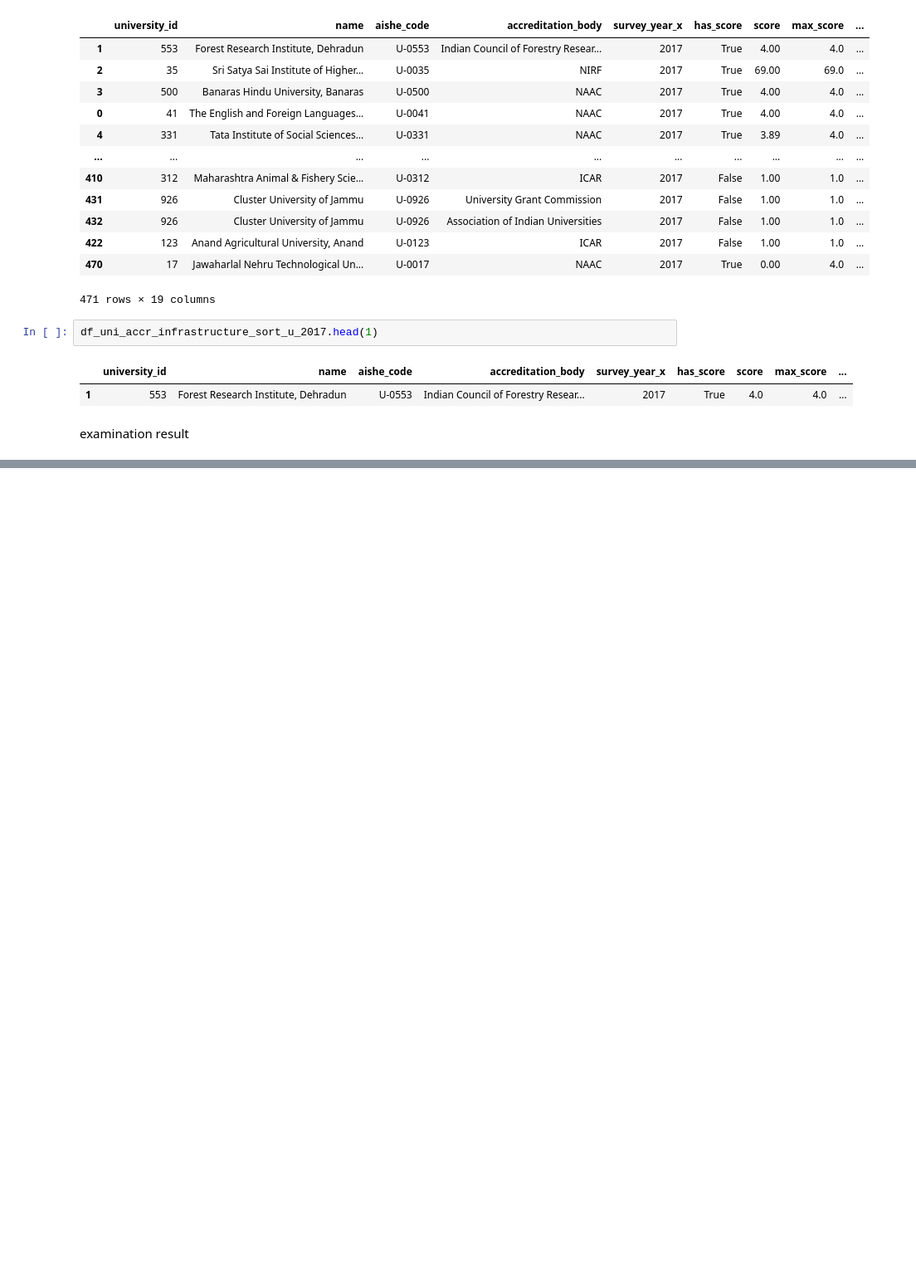
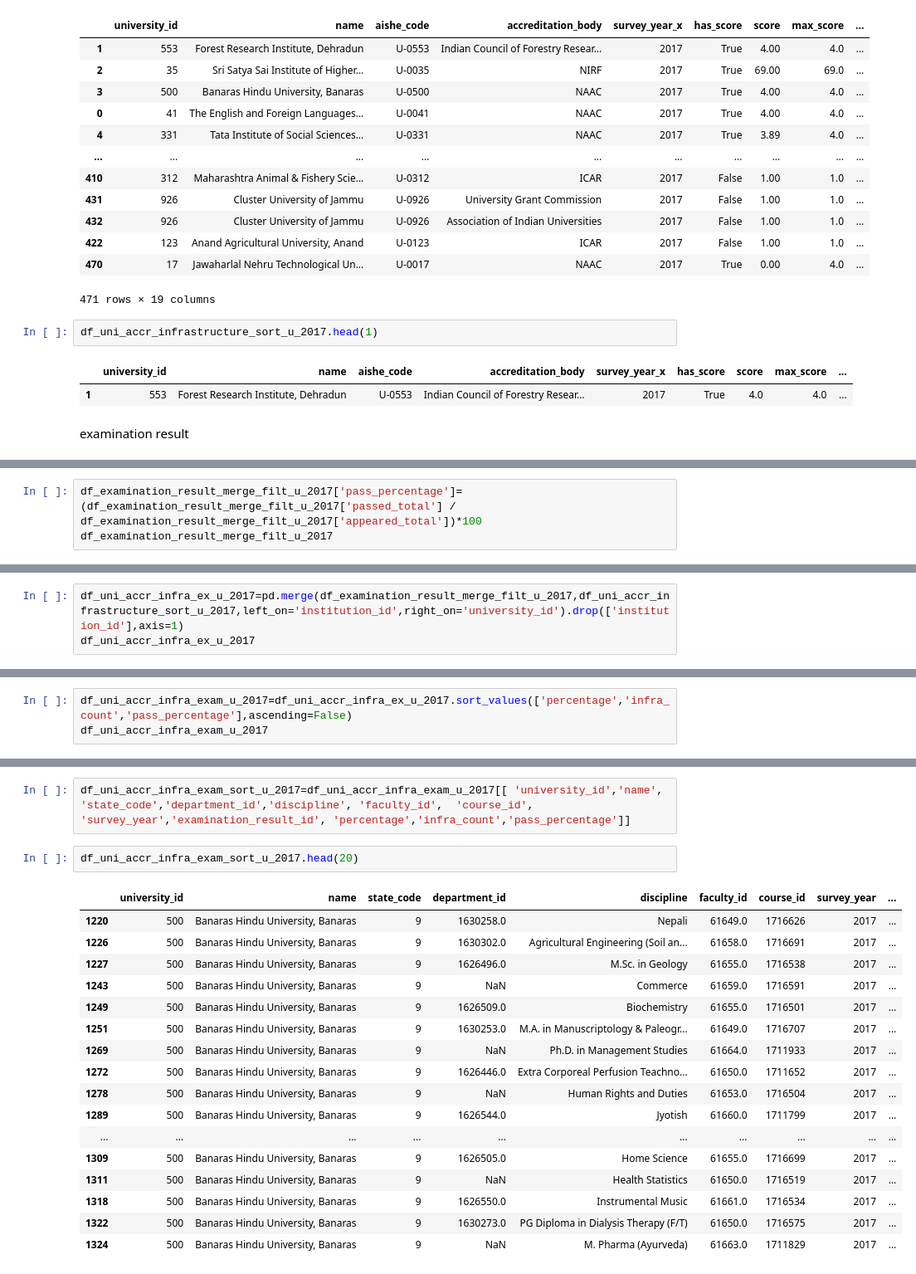
Before and after one commit to jainharsh8506/SIH2022, a Jupyter notebook: Hello/university_2017.ipynb, the cells around one changed output, grey strips where cells are left out. Shown at 83% size. Cells and saved outputs as stored; diff of their text form; blank space fills up the shorter version.

Commit message:
university 17 & 18
sorted till accreditation infra & exam result

```diff
--- a/Hello/university_2017.ipynb
+++ b/Hello/university_2017.ipynb
@@ -471,0 +552,3 @@ examination result
+# %%
+df_examination_result_merge_filt_u_2017['pass_percentage']=(df_examination_result_merge_filt_u_2017['passed_total'] / df_examination_result_merge_filt_u_2017['appeared_total'])*100
+df_examination_result_merge_filt_u_2017
@@ -471,0 +569,3 @@ examination result
+# %%
+df_uni_accr_infra_ex_u_2017=pd.merge(df_examination_result_merge_filt_u_2017,df_uni_accr_infrastructure_sort_u_2017,left_on='institution_id',right_on='university_id').drop(['institution_id'],axis=1)
+df_uni_accr_infra_ex_u_2017
@@ -471,0 +586,3 @@ examination result
+# %%
+df_uni_accr_infra_exam_u_2017=df_uni_accr_infra_ex_u_2017.sort_values(['percentage','infra_count','pass_percentage'],ascending=False)
+df_uni_accr_infra_exam_u_2017
@@ -471,0 +603,22 @@ examination result
+# %%
+df_uni_accr_infra_exam_sort_u_2017=df_uni_accr_infra_exam_u_2017[[ 'university_id','name', 'state_code','department_id','discipline', 'faculty_id',  'course_id', 'survey_year','examination_result_id', 'percentage','infra_count','pass_percentage']]
+# %%
+df_uni_accr_infra_exam_sort_u_2017.head(20)
+# %% [output]
+|  | university_id | name | state_code | department_id | discipline | faculty_id | course_id | survey_year | ... |
+| 1220 | 500 | Banaras Hindu University, Banaras | 9 | 1630258.0 | Nepali | 61649.0 | 1716626 | 2017 | ... |
+| 1226 | 500 | Banaras Hindu University, Banaras | 9 | 1630302.0 | Agricultural Engineering (Soil an... | 61658.0 | 1716691 | 2017 | ... |
+| 1227 | 500 | Banaras Hindu University, Banaras | 9 | 1626496.0 | M.Sc. in Geology | 61655.0 | 1716538 | 2017 | ... |
+| 1243 | 500 | Banaras Hindu University, Banaras | 9 | NaN | Commerce | 61659.0 | 1716591 | 2017 | ... |
+| 1249 | 500 | Banaras Hindu University, Banaras | 9 | 1626509.0 | Biochemistry | 61655.0 | 1716501 | 2017 | ... |
+| 1251 | 500 | Banaras Hindu University, Banaras | 9 | 1630253.0 | M.A. in Manuscriptology & Paleogr... | 61649.0 | 1716707 | 2017 | ... |
+| 1269 | 500 | Banaras Hindu University, Banaras | 9 | NaN | Ph.D. in Management Studies | 61664.0 | 1711933 | 2017 | ... |
+| 1272 | 500 | Banaras Hindu University, Banaras | 9 | 1626446.0 | Extra Corporeal Perfusion Teachno... | 61650.0 | 1711652 | 2017 | ... |
+| 1278 | 500 | Banaras Hindu University, Banaras | 9 | NaN | Human Rights and Duties | 61653.0 | 1716504 | 2017 | ... |
+| 1289 | 500 | Banaras Hindu University, Banaras | 9 | 1626544.0 | Jyotish | 61660.0 | 1711799 | 2017 | ... |
+| ... | ... | ... | ... | ... | ... | ... | ... | ... | ... |
+| 1309 | 500 | Banaras Hindu University, Banaras | 9 | 1626505.0 | Home Science | 61655.0 | 1716699 | 2017 | ... |
+| 1311 | 500 | Banaras Hindu University, Banaras | 9 | NaN | Health Statistics | 61650.0 | 1716519 | 2017 | ... |
+| 1318 | 500 | Banaras Hindu University, Banaras | 9 | 1626550.0 | Instrumental Music | 61661.0 | 1716534 | 2017 | ... |
+| 1322 | 500 | Banaras Hindu University, Banaras | 9 | 1630273.0 | PG Diploma in Dialysis Therapy (F/T) | 61650.0 | 1716575 | 2017 | ... |
+| 1324 | 500 | Banaras Hindu University, Banaras | 9 | NaN | M. Pharma (Ayurveda) | 61663.0 | 1711829 | 2017 | ... |
```
Also changed, not shown: parts of 10 cells of this notebook, 1 other file.
